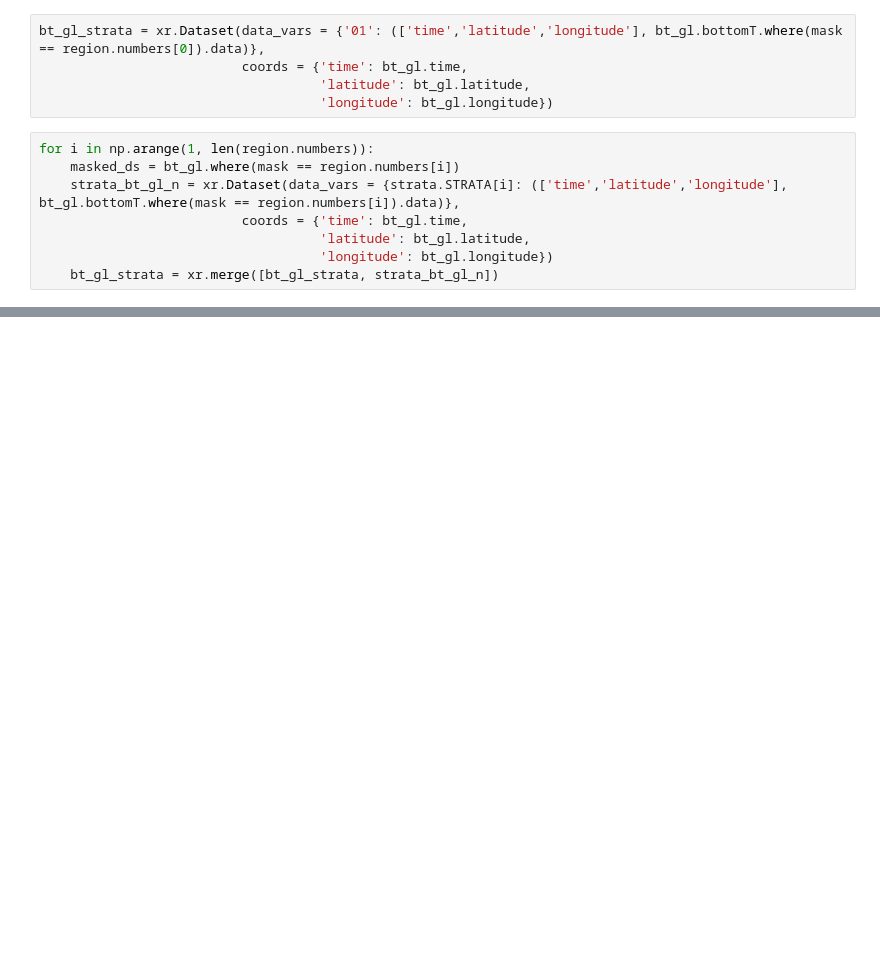
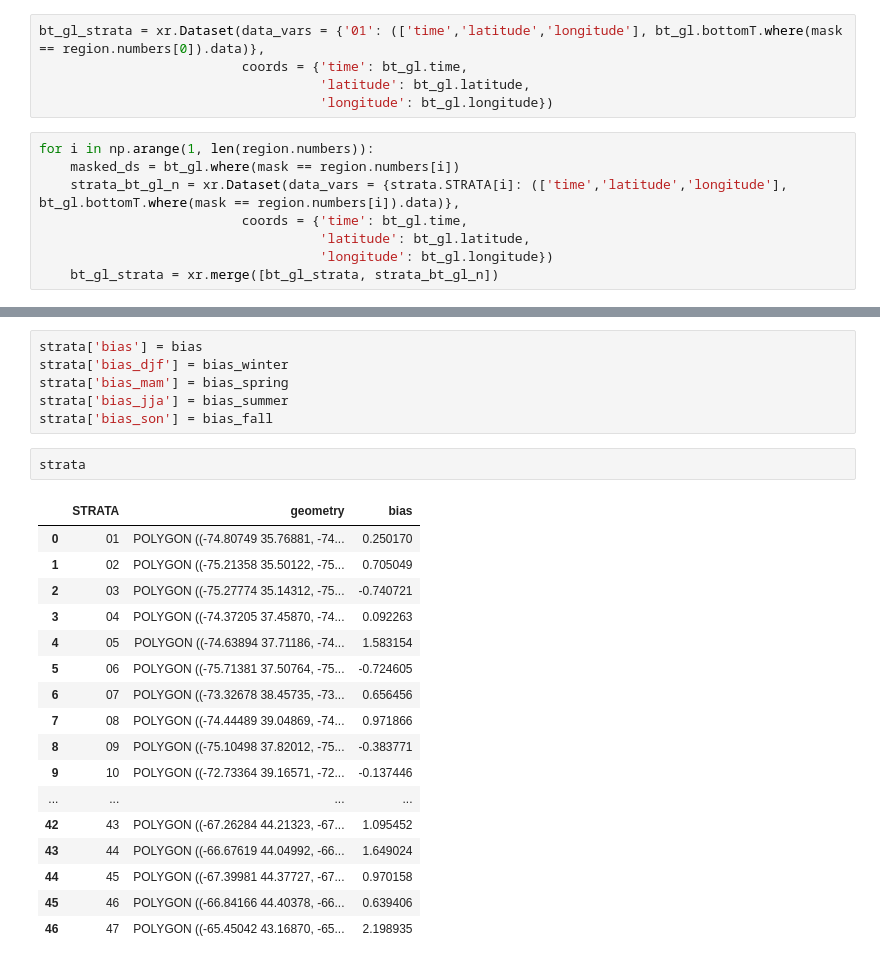
Before and after one commit to LGruenburg/MOM6_Validation, a Jupyter notebook: Mom6_glorys_bt_ecomon.ipynb, the cells around one changed output, grey strips where cells are left out. Cells and saved outputs as stored; diff of their text form; blank space fills up the shorter version.

```diff
--- a/Mom6_glorys_bt_ecomon.ipynb
+++ b/Mom6_glorys_bt_ecomon.ipynb
@@ -71,0 +105,26 @@ Data variables: (12/47)
+# %%
+strata['bias'] = bias
+strata['bias_djf'] = bias_winter
+strata['bias_mam'] = bias_spring
+strata['bias_jja'] = bias_summer
+strata['bias_son'] = bias_fall
+# %%
+strata
+# %% [output]
+|  | STRATA | geometry | bias |
+| 0 | 01 | POLYGON ((-74.80749 35.76881, -74... | 0.250170 |
+| 1 | 02 | POLYGON ((-75.21358 35.50122, -75... | 0.705049 |
+| 2 | 03 | POLYGON ((-75.27774 35.14312, -75... | -0.740721 |
+| 3 | 04 | POLYGON ((-74.37205 37.45870, -74... | 0.092263 |
+| 4 | 05 | POLYGON ((-74.63894 37.71186, -74... | 1.583154 |
+| 5 | 06 | POLYGON ((-75.71381 37.50764, -75... | -0.724605 |
+| 6 | 07 | POLYGON ((-73.32678 38.45735, -73... | 0.656456 |
+| 7 | 08 | POLYGON ((-74.44489 39.04869, -74... | 0.971866 |
+| 8 | 09 | POLYGON ((-75.10498 37.82012, -75... | -0.383771 |
+| 9 | 10 | POLYGON ((-72.73364 39.16571, -72... | -0.137446 |
+| ... | ... | ... | ... |
+| 42 | 43 | POLYGON ((-67.26284 44.21323, -67... | 1.095452 |
+| 43 | 44 | POLYGON ((-66.67619 44.04992, -66... | 1.649024 |
+| 44 | 45 | POLYGON ((-67.39981 44.37727, -67... | 0.970158 |
+| 45 | 46 | POLYGON ((-66.84166 44.40378, -66... | 0.639406 |
+| 46 | 47 | POLYGON ((-65.45042 43.16870, -65... | 2.198935 |
```
Also changed, not shown: parts of 18 cells of this notebook, 1 other file.
